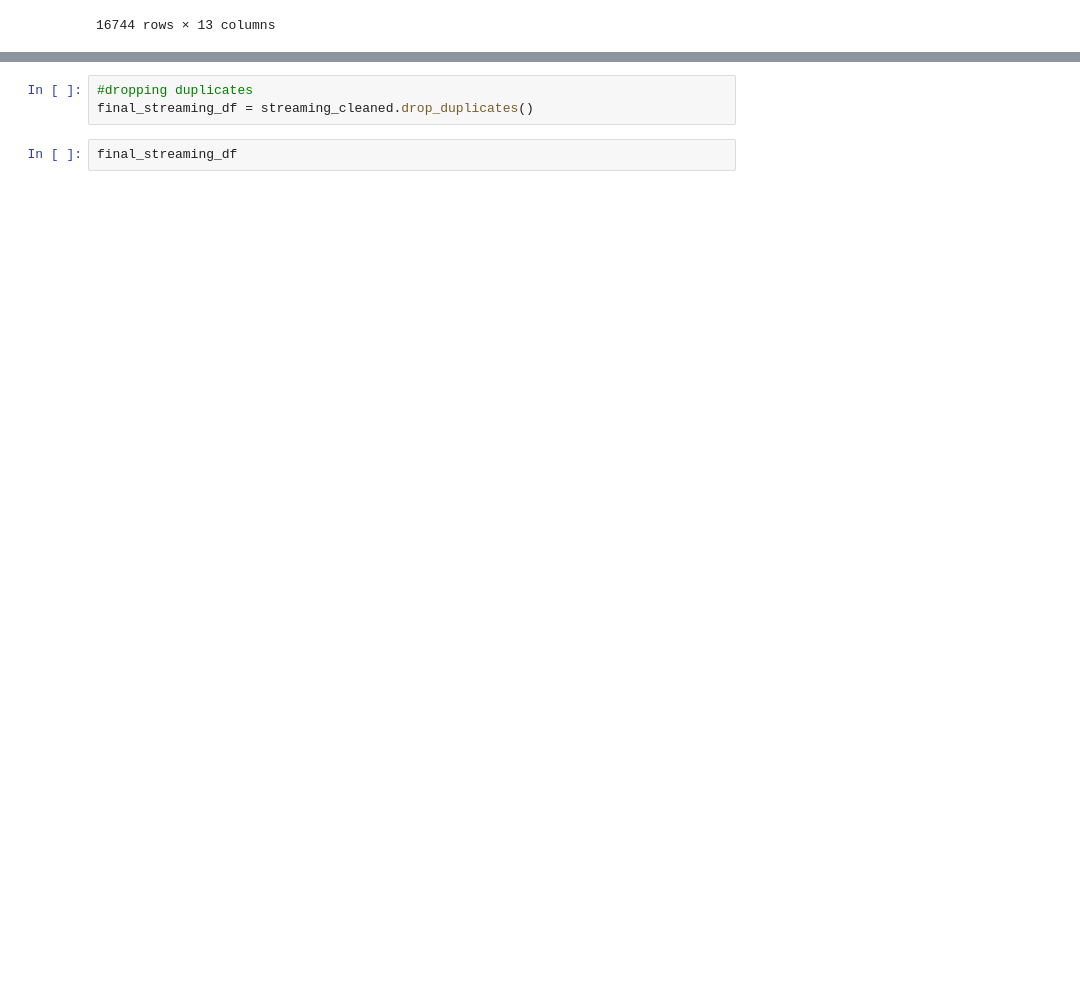
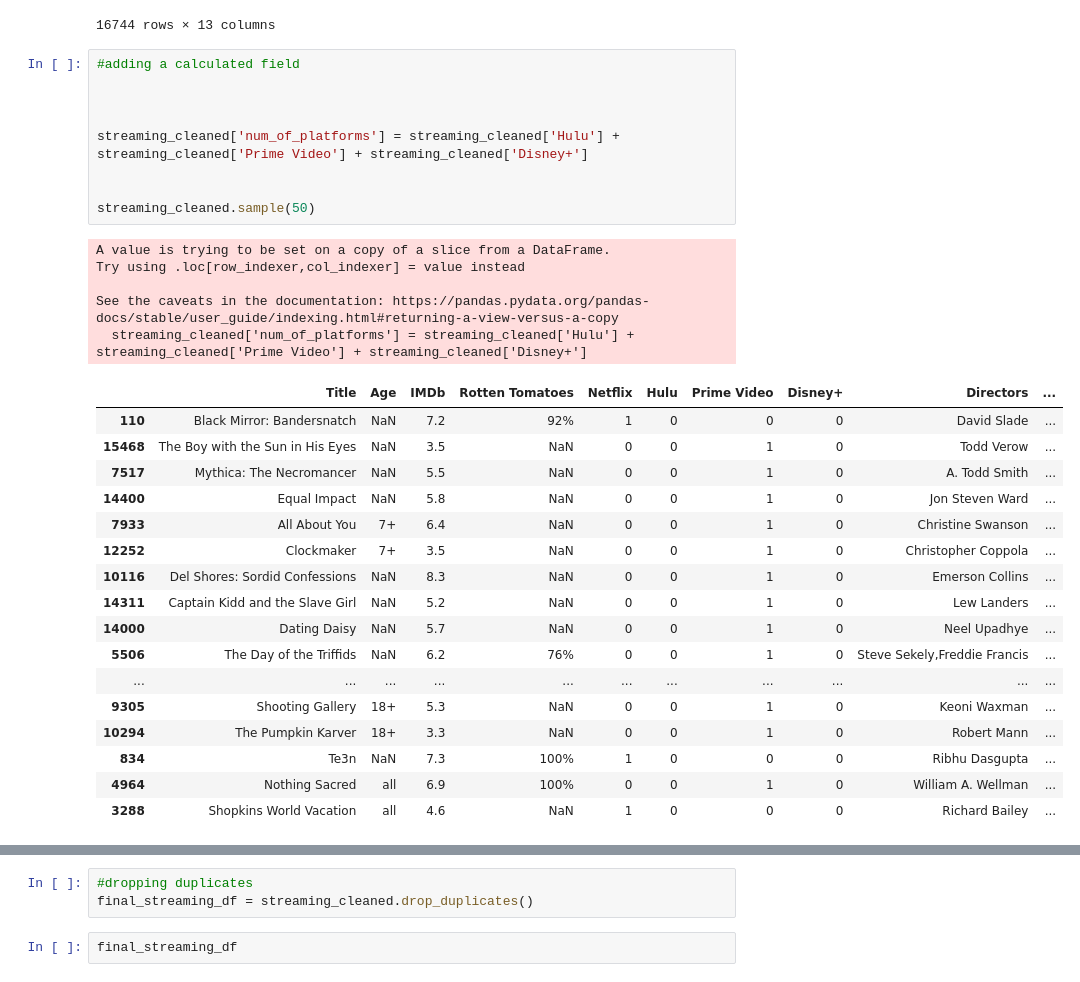
Before and after one commit to NoahGoldstein13/ETL_Project, a Jupyter notebook: keiko/Streaming_Data.ipynb, the cells around one changed output, grey strips where cells are left out. Saved outputs shown, nothing was run; the diff lists cells and outputs as text; blank space fills up the shorter version.

Commit message:
added calculated field

```diff
--- a/keiko/Streaming_Data.ipynb
+++ b/keiko/Streaming_Data.ipynb
@@ -41,6 +41,38 @@ streaming_cleaned
 | 16742 | Man Among Cheetahs | NaN | 6.6 | NaN | 0 | 0 | 0 | 1 | Richard Slater-Jones | ... |
 | 16743 | In Beaver Valley | NaN | NaN | NaN | 0 | 0 | 0 | 1 | James Algar | ... |
 16744 rows × 13 columns
+# %%
+#adding a calculated field
+
+
+
+streaming_cleaned['num_of_platforms'] = streaming_cleaned['Hulu'] + streaming_cleaned['Prime Video'] + streaming_cleaned['Disney+']
+
+
+streaming_cleaned.sample(50)
+# %% [output]
+A value is trying to be set on a copy of a slice from a DataFrame.
+Try using .loc[row_indexer,col_indexer] = value instead
+
+See the caveats in the documentation: https://pandas.pydata.org/pandas-docs/stable/user_guide/indexing.html#returning-a-view-versus-a-copy
+  streaming_cleaned['num_of_platforms'] = streaming_cleaned['Hulu'] + streaming_cleaned['Prime Video'] + streaming_cleaned['Disney+']
+|  | Title | Age | IMDb | Rotten Tomatoes | Netflix | Hulu | Prime Video | Disney+ | Directors | ... |
+| 110 | Black Mirror: Bandersnatch | NaN | 7.2 | 92% | 1 | 0 | 0 | 0 | David Slade | ... |
+| 15468 | The Boy with the Sun in His Eyes | NaN | 3.5 | NaN | 0 | 0 | 1 | 0 | Todd Verow | ... |
+| 7517 | Mythica: The Necromancer | NaN | 5.5 | NaN | 0 | 0 | 1 | 0 | A. Todd Smith | ... |
+| 14400 | Equal Impact | NaN | 5.8 | NaN | 0 | 0 | 1 | 0 | Jon Steven Ward | ... |
+| 7933 | All About You | 7+ | 6.4 | NaN | 0 | 0 | 1 | 0 | Christine Swanson | ... |
+| 12252 | Clockmaker | 7+ | 3.5 | NaN | 0 | 0 | 1 | 0 | Christopher Coppola | ... |
+| 10116 | Del Shores: Sordid Confessions | NaN | 8.3 | NaN | 0 | 0 | 1 | 0 | Emerson Collins | ... |
+| 14311 | Captain Kidd and the Slave Girl | NaN | 5.2 | NaN | 0 | 0 | 1 | 0 | Lew Landers | ... |
+| 14000 | Dating Daisy | NaN | 5.7 | NaN | 0 | 0 | 1 | 0 | Neel Upadhye | ... |
+| 5506 | The Day of the Triffids | NaN | 6.2 | 76% | 0 | 0 | 1 | 0 | Steve Sekely,Freddie Francis | ... |
+| ... | ... | ... | ... | ... | ... | ... | ... | ... | ... | ... |
+| 9305 | Shooting Gallery | 18+ | 5.3 | NaN | 0 | 0 | 1 | 0 | Keoni Waxman | ... |
+| 10294 | The Pumpkin Karver | 18+ | 3.3 | NaN | 0 | 0 | 1 | 0 | Robert Mann | ... |
+| 834 | Te3n | NaN | 7.3 | 100% | 1 | 0 | 0 | 0 | Ribhu Dasgupta | ... |
+| 4964 | Nothing Sacred | all | 6.9 | 100% | 0 | 0 | 1 | 0 | William A. Wellman | ... |
+| 3288 | Shopkins World Vacation | all | 4.6 | NaN | 1 | 0 | 0 | 0 | Richard Bailey | ... |
 # %%
 #duplicating new title column for joining with other datasets
 streaming_cleaned['title_for_join']= streaming_cleaned['Title']
```
Also changed, not shown: parts of 5 cells of this notebook, 1 other file.
